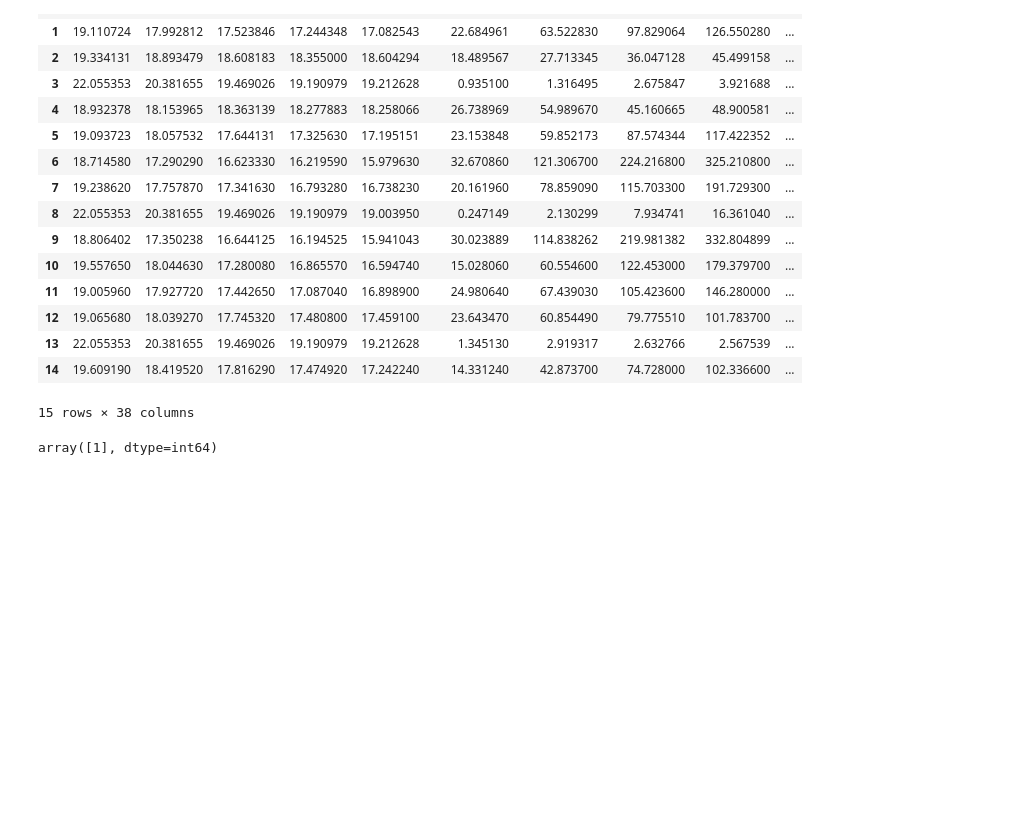
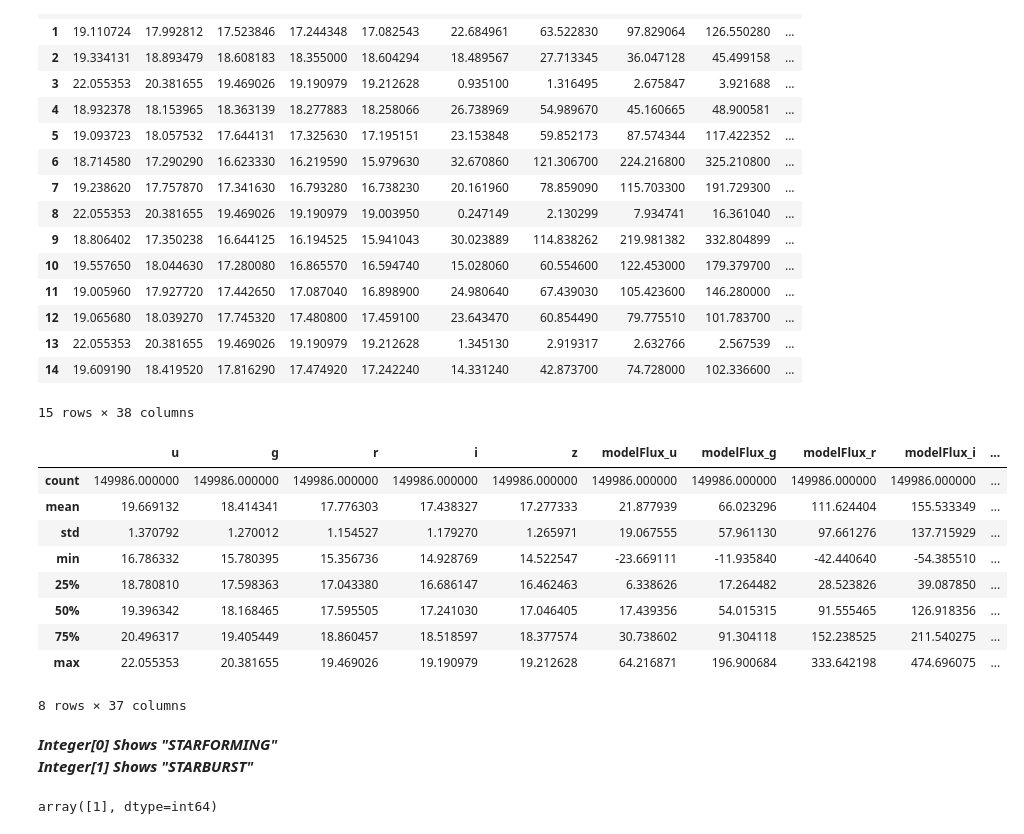
Before and after one commit to skymaurya/galaxy_classify, a Jupyter notebook: galxy.ipynb, the cells around one changed output. Saved outputs shown, nothing was run; the diff lists cells and outputs as text; code cells hidden in the pictures; blank space fills up the shorter version.

```diff
--- a/galxy.ipynb
+++ b/galxy.ipynb
@@ -1003,6 +1003,22 @@ gd.head(15)
 | 13 | 22.055353 | 20.381655 | 19.469026 | 19.190979 | 19.212628 | 1.345130 | 2.919317 | 2.632766 | 2.567539 | ... |
 | 14 | 19.609190 | 18.419520 | 17.816290 | 17.474920 | 17.242240 | 14.331240 | 42.873700 | 74.728000 | 102.336600 | ... |
 15 rows × 38 columns
+# %%
+gd.describe()
+# %% [output]
+|  | u | g | r | i | z | modelFlux_u | modelFlux_g | modelFlux_r | modelFlux_i | ... |
+| count | 149986.000000 | 149986.000000 | 149986.000000 | 149986.000000 | 149986.000000 | 149986.000000 | 149986.000000 | 149986.000000 | 149986.000000 | ... |
+| mean | 19.669132 | 18.414341 | 17.776303 | 17.438327 | 17.277333 | 21.877939 | 66.023296 | 111.624404 | 155.533349 | ... |
+| std | 1.370792 | 1.270012 | 1.154527 | 1.179270 | 1.265971 | 19.067555 | 57.961130 | 97.661276 | 137.715929 | ... |
+| min | 16.786332 | 15.780395 | 15.356736 | 14.928769 | 14.522547 | -23.669111 | -11.935840 | -42.440640 | -54.385510 | ... |
+| 25% | 18.780810 | 17.598363 | 17.043380 | 16.686147 | 16.462463 | 6.338626 | 17.264482 | 28.523826 | 39.087850 | ... |
+| 50% | 19.396342 | 18.168465 | 17.595505 | 17.241030 | 17.046405 | 17.439356 | 54.015315 | 91.555465 | 126.918356 | ... |
+| 75% | 20.496317 | 19.405449 | 18.860457 | 18.518597 | 18.377574 | 30.738602 | 91.304118 | 152.238525 | 211.540275 | ... |
+| max | 22.055353 | 20.381655 | 19.469026 | 19.190979 | 19.212628 | 64.216871 | 196.900684 | 333.642198 | 474.696075 | ... |
+8 rows × 37 columns
+# %% [markdown]
+***Integer[0] Shows "STARFORMING"<BR>***
+***Integer[1] Shows  "STARBURST"***
 # %%
 RF1.predict([[19.149261,19.230385,	0.871302,	0.671053,	0.714539,	0.748380,	0.493593,	0.160379,40.894206,	0.000007]])
 # %% [output]
```
Also changed, not shown: parts of 10 cells of this notebook, 2 other files.
